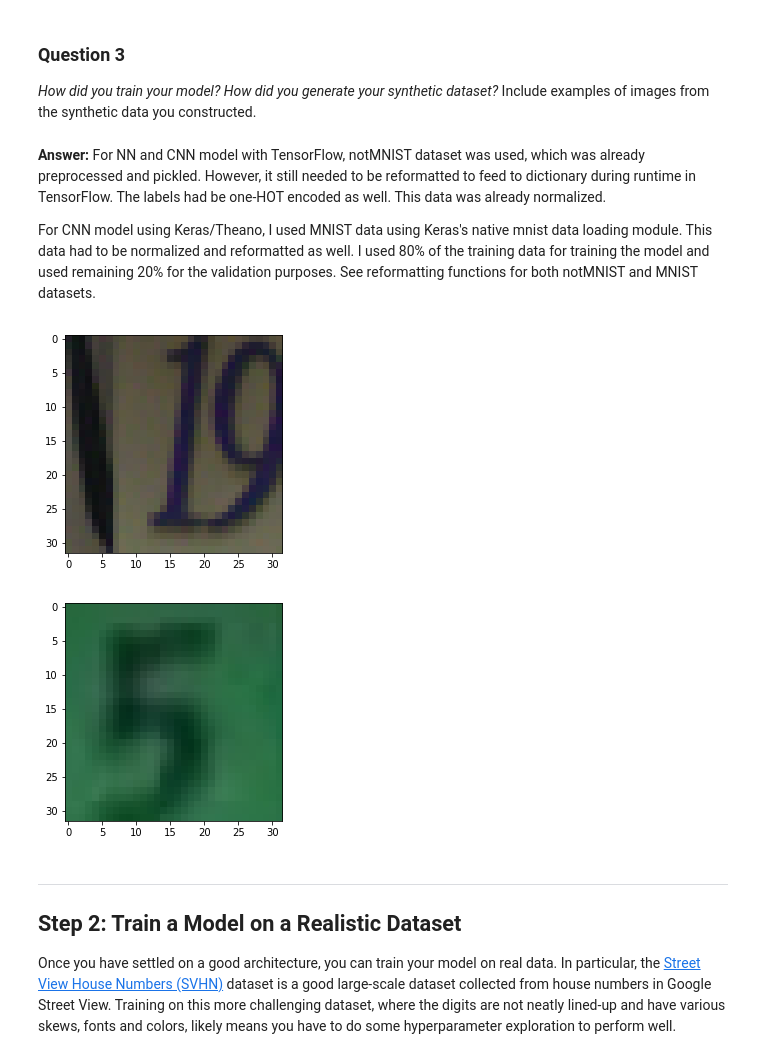
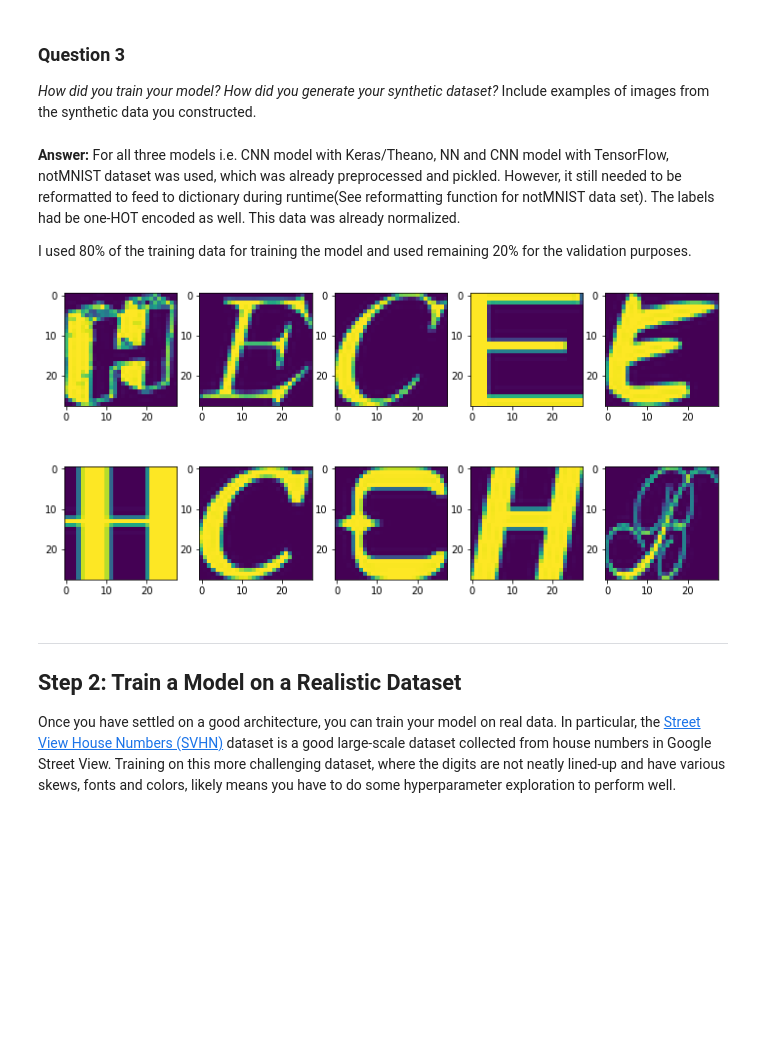
Before and after one commit to dkumar95120/machine_learning_dk, a Jupyter notebook: projects/digit_recognition/digit_recognition.ipynb, the cells around one changed output. Saved outputs shown, nothing was run; the diff lists cells and outputs as text; code cells hidden in the pictures; blank space fills up the shorter version.

```diff
--- a/projects/digit_recognition/digit_recognition.ipynb
+++ b/projects/digit_recognition/digit_recognition.ipynb
@@ -211,0 +235,15 @@ Test accuracy: 93.5
+# %%
+image_size = X_train.shape[1]
+batch_size = 64
+num_nodes  = [4096]
+num_channels = X_train.shape[3]
+image = [image_size, image_size, num_channels]
+print ('image size',image)
+nclass = num_labels
+num_steps = 501
+print_steps = 100
+ndigit = 4 # our synthetic data has only 4 digits
+dropout = False
+num_samples=0 # try with full dataset first
+n_layer_nn (X_input, y_input, X_valid, y_valid, X_tests, y_tests, image, nclass, ndigit,
+            batch_size, num_nodes, num_samples, num_steps, print_steps, dropout)
@@ -591,19 +641,21 @@ The next layer is a regularization layer using dropout called Dropout. It is con
 _How did you train your model? How did you generate your synthetic dataset?_ Include examples of images from the synthetic data you constructed.
 # %% [markdown]
 **Answer:**
-For NN and CNN model with TensorFlow, notMNIST dataset was used, which was already preprocessed and pickled. However, it still needed to be reformatted to feed to dictionary during runtime in TensorFlow. The labels had be one-HOT encoded as well. This data was already normalized.
+For all three models i.e. CNN model with Keras/Theano, NN and CNN model with TensorFlow, notMNIST dataset was used, which was already preprocessed and pickled. However, it still needed to be reformatted to feed to dictionary during runtime(See reformatting function for notMNIST data set). The labels had be one-HOT encoded as well. This data was already normalized.
 
-For CNN model using Keras/Theano, I used MNIST data using Keras's native mnist data loading module. This data had to be normalized and reformatted as well. I used 80% of the training data for training the model and used remaining 20% for the validation purposes. See reformatting functions for both notMNIST and MNIST datasets.
+I used 80% of the training data for training the model and used remaining 20% for the validation purposes.
-# %%
-plt.imshow(X_train[0])
-plt.show()
-# %% [output]
-[figure, removed]
-# %%
-plt.imshow(X_test[0])
-plt.show()
-# %% [output]
-[figure, removed]
+# %%
+fig = plt.figure(figsize=(12, 6), dpi=72)
+for i in range(5):
+    plt.subplot(2,5,i+1)
+    img=X_train[i].reshape(image_size,image_size)
+    plt.imshow(img)
+    plt.subplot(2,5,i+6)
+    img=X_test[i].reshape(image_size,image_size)
+    plt.imshow(img)
+plt.show()
+# %% [output]
+[figure, added]
 # %% [markdown]
 ----
 ## Step 2: Train a Model on a Realistic Dataset
```
Also changed, not shown: parts of 13 cells of this notebook, 3 other files.
